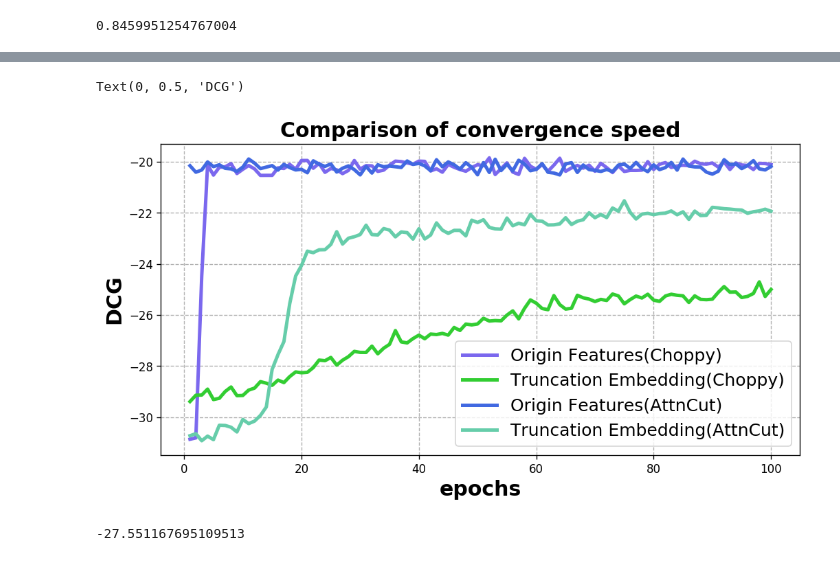
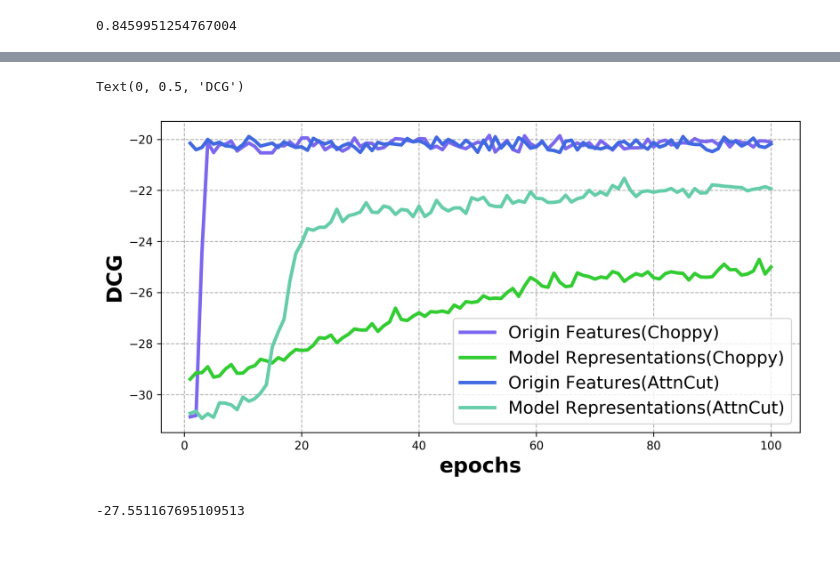
Before and after one commit to Woody5962/Ranked-List-Truncation, a Jupyter notebook: Baseline/Truncation_analysis.ipynb, the cells around one changed output, grey strips where cells are left out. Drawn from its saved outputs; the diff is of its cells as text; code cells hidden in the pictures.

```diff
--- a/Baseline/Truncation_analysis.ipynb
+++ b/Baseline/Truncation_analysis.ipynb
@@ -206,22 +225,22 @@ pre_train_at_r = [-30.732910915125814, -30.652101936154565, -30.929818721266827,
 # %%
 from matplotlib.ticker import FuncFormatter
 
 x = list(range(1, 101))
-plt.figure(figsize=(10,5), dpi=120)
+plt.figure(figsize=(10,5), dpi=300)
 plt.grid(linestyle = "--")
 
 plt.plot(x,direct_ch_r[:100], color="mediumslateblue",linewidth=3.,label='Origin Features(Choppy)')
-plt.plot(x,pre_train_ch_r[:100], color="limegreen",linewidth=3.,label='Truncation Embedding(Choppy)')
+plt.plot(x,pre_train_ch_r[:100], color="limegreen",linewidth=3.,label='Model Representations(Choppy)')
 plt.plot(x,direct_at_r[:100], color="royalblue",linewidth=3.,label='Origin Features(AttnCut)')
-plt.plot(x,pre_train_at_r[:100], color="mediumaquamarine",linewidth=3.,label='Truncation Embedding(AttnCut)')
+plt.plot(x,pre_train_at_r[:100], color="mediumaquamarine",linewidth=3.,label='Model Representations(AttnCut)')
 plt.legend(fontsize=15)
 
-plt.title('Comparison of convergence speed', fontsize=18,fontweight='bold')
+# plt.title('Comparison of convergence speed', fontsize=18,fontweight='bold')
 plt.xlabel('epochs', fontsize=18,fontweight='bold')
 plt.ylabel('DCG', fontsize=18,fontweight='bold')
 # %% [output]
 Text(0, 0.5, 'DCG')
-[figure, old version]
+[figure, new version]
 # %%
 pre_train_at_r[15]
 # %% [output]
```
Also changed, not shown: parts of 13 cells of this notebook, 32 other files.
